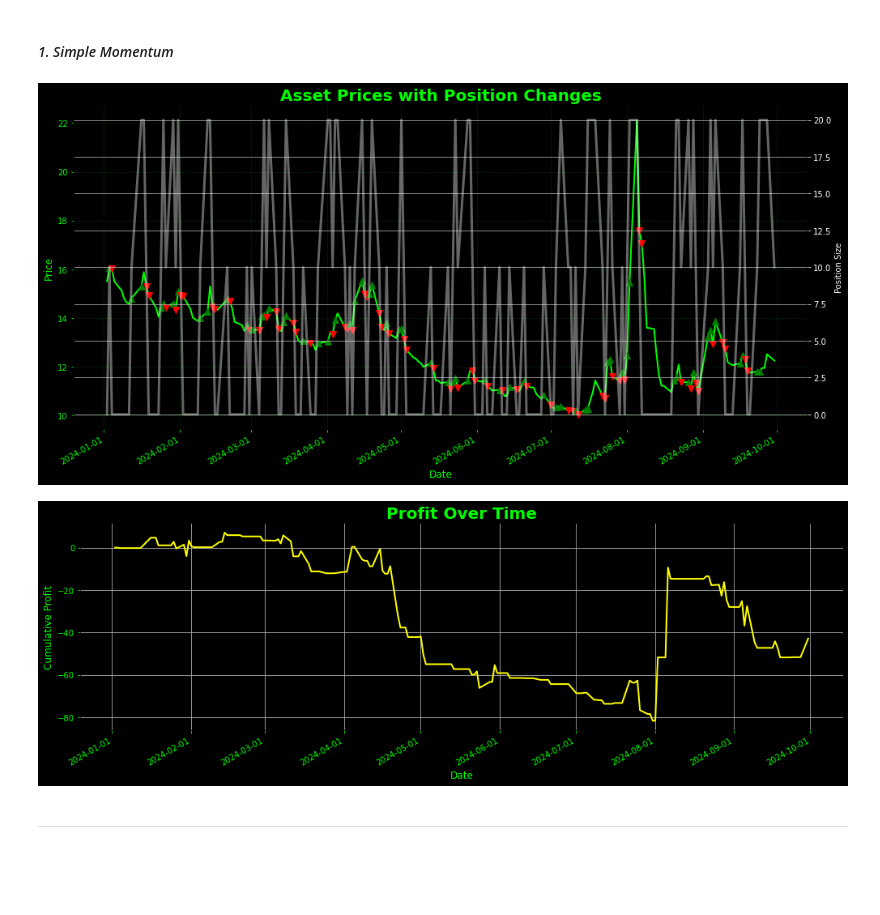
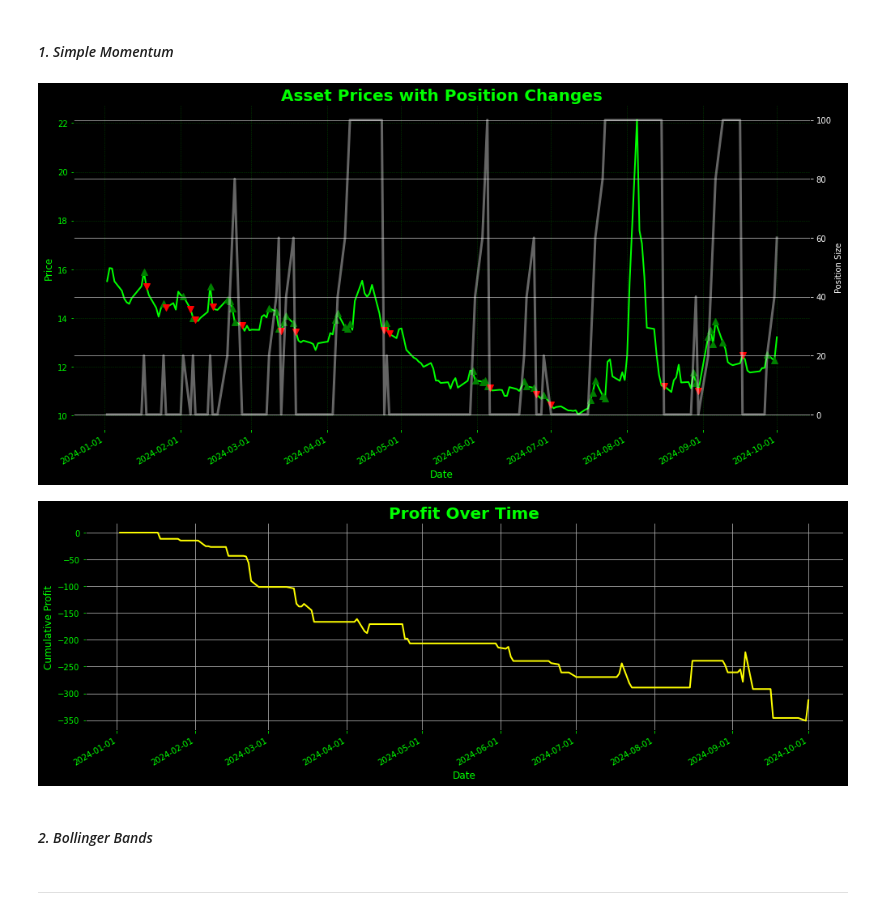
Before and after one commit to oscarwoodi/Mascar-Capital, a Jupyter notebook: Systematic/research/vix.ipynb, the cells around one changed output. Saved outputs shown, nothing was run; the diff lists cells and outputs as text; code cells hidden in the pictures; blank space fills up the shorter version.

```diff
--- a/Systematic/research/vix.ipynb
+++ b/Systematic/research/vix.ipynb
@@ -52,7 +51,7 @@ df = data.get_history(ticker=TICKER, data_interval=INTERVAL, start_date=history_
 df.index = pd.to_datetime(df.index,utc=True)
 df = df[df.index > history_start]
 df = df[~df.index.duplicated(keep='first')]
-sample_df = df[[FEATURE]].copy()
+sample_df = df.copy()
 sample_df.columns = sample_df.columns.str.lower()
 
 # Plot data
@@ -88,11 +87,11 @@ ___
 #### *1. Simple Momentum*
 # %%
 # Get signals and profits from strategy module
-sample_df['position_size'] = simple_momentum_vix(df, 100, 1)
+sample_df['position_size'] = simple_momentum_vix(df, 100, 5, 10)
 profit_df = calculate_profit(sample_df)
 
 # Plot
 plot_strategy(sample_df, profit_df)
 # %% [output]
-[figure, old version]
+[figure, new version]
-[figure, old version]
+[figure, new version]
@@ -120,0 +98,2 @@ final_positions_usd.loc[:] = pos
+# %% [markdown]
+#### *2. Bollinger Bands*
```
Also changed, not shown: parts of 5 cells of this notebook, 3 other files.
